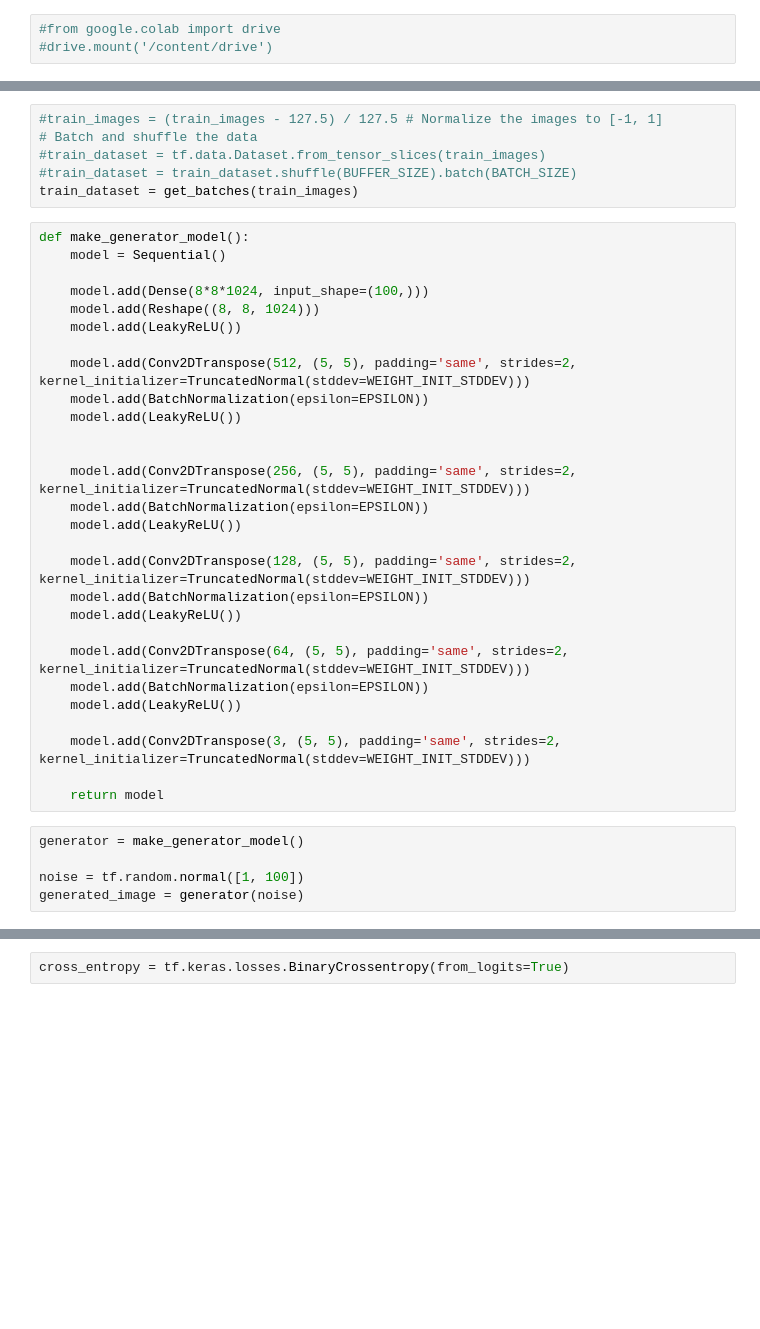
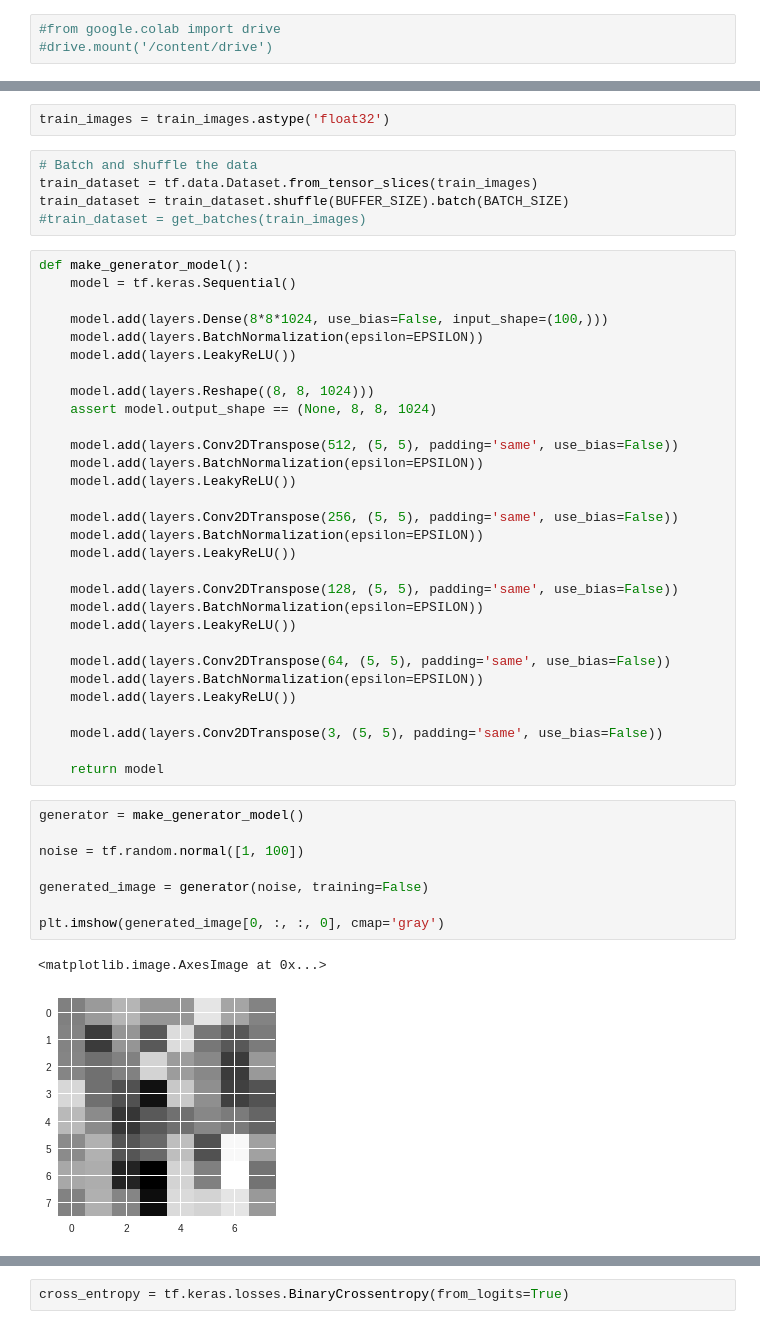
Before and after one commit to jimmyshah83/deep_learning, a Jupyter notebook: GAN_Keras.ipynb, the cells around one changed output, grey strips where cells are left out. Cells and saved outputs as stored; diff of their text form; blank space fills up the shorter version.

```diff
--- a/GAN_Keras.ipynb
+++ b/GAN_Keras.ipynb
@@ -69,41 +47,50 @@ Input: (111, 64, 64, 3)
+# %%
+train_images = train_images.astype('float32')
 # %%
-#train_images = (train_images - 127.5) / 127.5 # Normalize the images to [-1, 1]
 # Batch and shuffle the data
-#train_dataset = tf.data.Dataset.from_tensor_slices(train_images)
-#train_dataset = train_dataset.shuffle(BUFFER_SIZE).batch(BATCH_SIZE)
-train_dataset = get_batches(train_images)
+train_dataset = tf.data.Dataset.from_tensor_slices(train_images)
+train_dataset = train_dataset.shuffle(BUFFER_SIZE).batch(BATCH_SIZE)
+#train_dataset = get_batches(train_images)
 # %%
 def make_generator_model():
-    model = Sequential()
+    model = tf.keras.Sequential()
 
-    model.add(Dense(8*8*1024, input_shape=(100,)))
-    model.add(Reshape((8, 8, 1024)))
-    model.add(LeakyReLU())
+    model.add(layers.Dense(8*8*1024, use_bias=False, input_shape=(100,)))
+    model.add(layers.BatchNormalization(epsilon=EPSILON))
+    model.add(layers.LeakyReLU())
 
-    model.add(Conv2DTranspose(512, (5, 5), padding='same', strides=2, kernel_initializer=TruncatedNormal(stddev=WEIGHT_INIT_STDDEV)))
-    model.add(BatchNormalization(epsilon=EPSILON))
-    model.add(LeakyReLU())
+    model.add(layers.Reshape((8, 8, 1024)))
+    assert model.output_shape == (None, 8, 8, 1024)
 
+    model.add(layers.Conv2DTranspose(512, (5, 5), padding='same', use_bias=False))
+    model.add(layers.BatchNormalization(epsilon=EPSILON))
+    model.add(layers.LeakyReLU())
 
-    model.add(Conv2DTranspose(256, (5, 5), padding='same', strides=2, kernel_initializer=TruncatedNormal(stddev=WEIGHT_INIT_STDDEV)))
-    model.add(BatchNormalization(epsilon=EPSILON))
-    model.add(LeakyReLU())
+    model.add(layers.Conv2DTranspose(256, (5, 5), padding='same', use_bias=False))
+    model.add(layers.BatchNormalization(epsilon=EPSILON))
+    model.add(layers.LeakyReLU())
 
-    model.add(Conv2DTranspose(128, (5, 5), padding='same', strides=2, kernel_initializer=TruncatedNormal(stddev=WEIGHT_INIT_STDDEV)))
-    model.add(BatchNormalization(epsilon=EPSILON))
-    model.add(LeakyReLU())
+    model.add(layers.Conv2DTranspose(128, (5, 5), padding='same', use_bias=False))
+    model.add(layers.BatchNormalization(epsilon=EPSILON))
+    model.add(layers.LeakyReLU())
 
-    model.add(Conv2DTranspose(64, (5, 5), padding='same', strides=2, kernel_initializer=TruncatedNormal(stddev=WEIGHT_INIT_STDDEV)))
-    model.add(BatchNormalization(epsilon=EPSILON))
-    model.add(LeakyReLU())
+    model.add(layers.Conv2DTranspose(64, (5, 5), padding='same', use_bias=False))
+    model.add(layers.BatchNormalization(epsilon=EPSILON))
+    model.add(layers.LeakyReLU())
 
-    model.add(Conv2DTranspose(3, (5, 5), padding='same', strides=2, kernel_initializer=TruncatedNormal(stddev=WEIGHT_INIT_STDDEV)))
+    model.add(layers.Conv2DTranspose(3, (5, 5), padding='same', use_bias=False))
 
     return model
 # %%
 generator = make_generator_model()
 
 noise = tf.random.normal([1, 100])
-generated_image = generator(noise)
+
+generated_image = generator(noise, training=False)
+
+plt.imshow(generated_image[0, :, :, 0], cmap='gray')
+# %% [output]
+<matplotlib.image.AxesImage at 0x...>
+[figure, added]
 # %%
 def make_discriminator_model():
```
Also changed, not shown: parts of 18 cells of this notebook.
